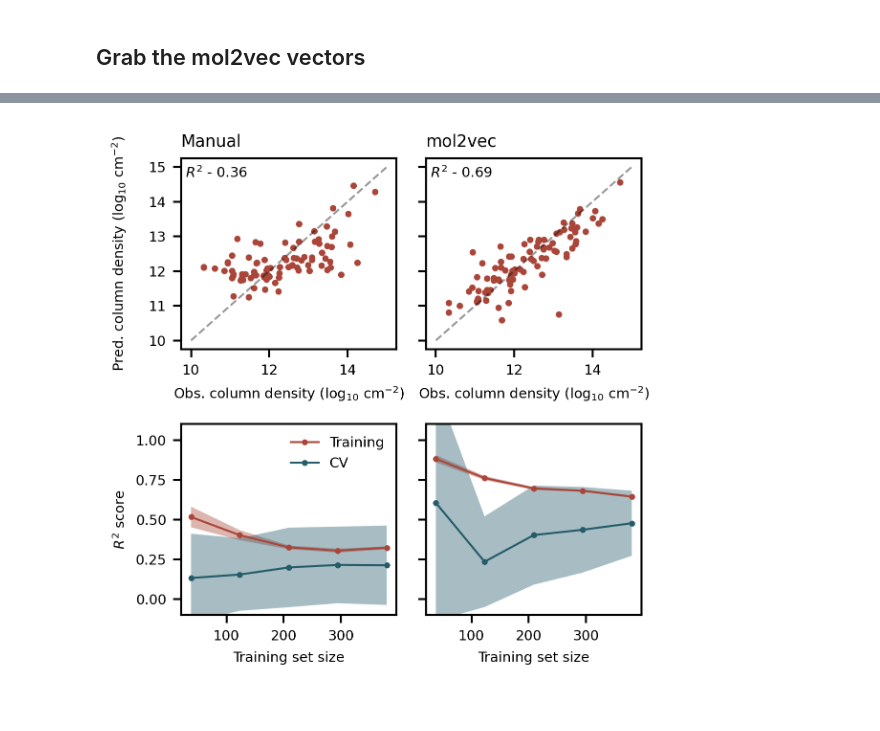
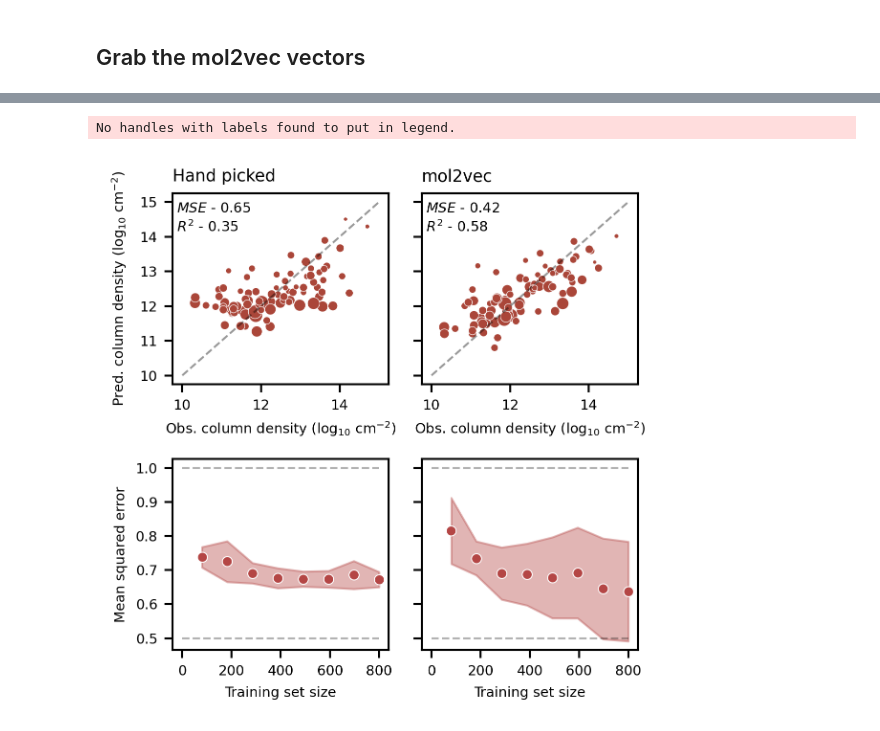
Before and after one commit to laserkelvin/umda, a Jupyter notebook: notebooks/estimator_training/handpicked features.ipynb, the cells around one changed output, grey strips where cells are left out. Saved outputs shown, nothing was run; the diff lists cells and outputs as text; code cells hidden in the pictures.

```diff
--- a/notebooks/estimator_training/handpicked features.ipynb
+++ b/notebooks/estimator_training/handpicked features.ipynb
@@ -29,6 +30,13 @@ def count_atoms(mol, symbol: str) -> int:
 
 def average_bond_order(mol) -> float:
     return np.mean([bond.GetBondTypeAsDouble() for bond in mol.GetBonds()])
+
+
+def calc_mass(formula):
+    weight = 0
+    for atom, number in formula.atoms.items():
+        weight += atom.mass * number
+    return weight
 
 
 def featurize_smiles(smi: str):
@@ -64,35 +96,46 @@ mol_vecs = np.asarray([embedder.vectorize(smi) for smi in tmc1_df["SMILES"]])
 # %%
-boot_mol_X, boot_mol_Y = get_bootstrap_samples((mol_vecs, Y), n_samples=400, seed=1569016)
+# boot_mol_X, boot_mol_Y = get_bootstrap_samples((mol_vecs, Y), n_samples=400, seed=1215677)
 # %%
-boot_hand_X, boot_hand_Y = get_bootstrap_samples((hand_vecs, Y), n_samples=400, seed=1569016)
+# boot_hand_X, boot_hand_Y = get_bootstrap_samples((hand_vecs, Y), n_samples=400, seed=1215677)
+# %%
+# get the molecular weights
+tmc1_df["weights"] = tmc1_df["Formula"].str.replace("+", "").str.replace("-", "").apply(lambda x: calc_mass(pt.formula(x)))
 # %%
 fig, axarray = plt.subplots(2, 2, figsize=(4, 4), sharey='row', sharex="row")
 
-for label, axpair, data in zip(["Manual", "mol2vec"], axarray.T, [(boot_hand_X, boot_hand_Y, hand_vecs), (boot_mol_X, boot_mol_Y, mol_vecs)]):
+colors = ["#b44645", "#3a4e9d",]
+
+train_sizes = np.linspace(0.1, 1., 8)
+
+for label, axpair, data in zip(["Hand picked", "mol2vec"], axarray.T, [(boot_hand_X, boot_hand_Y, hand_vecs, hand_indices), (boot_mol_X, boot_mol_Y, mol_vecs, mol_indices)]):
     perf_ax, lc_ax = axpair
-    model = Ridge(alpha=1e-1)
+    model = Ridge(alpha=5., tol=1e-5)
     result = model.fit(data[0], data[1])
     pred_Y = result.predict(data[2])
+    mse = mean_squared_error(Y, pred_Y)
     r2 = r2_score(Y, pred_Y)
-    perf_ax.scatter(Y, pred_Y, s=5)
+    perf_ax.scatter(Y, pred_Y, s=0.3 * tmc1_df["weights"], lw=0.3, edgecolors="w")
     perf_ax.plot(np.arange(10, 16), np.arange(10, 16), ls="--", color="k", alpha=0.4)
     perf_ax.set_title(label, loc="left")
-    perf_ax.text(0.02, 0.9, f"$R^2$ - {r2:.2f}", fontsize="x-small", transform=perf_ax.transAxes)
+    perf_ax.text(0.02, 0.9, f"$MSE$ - {mse:.2f}", fontsize="x-small", transform=perf_ax.transAxes)
+    perf_ax.text(0.02, 0.8, f"$R^2$ - {r2:.2f}", fontsize="x-small", transform=perf_ax.transAxes)
     # now do the learning curves
-    train_sizes, train_scores, valid_scores = learning_curve(model, data[0], data[1], cv=20, scoring="r2")
-    mean_train, std_train = np.abs(train_scores.mean(axis=1)), train_scores.std(axis=1)
-    mean_val, std_val = np.abs(valid_scores.mean(axis=1)), valid_scores.std(axis=1)
-    for target, (mean, std) in zip(["Training", "CV"], [(mean_train, std_train), (mean_val, std_val)]):
-        lc_ax.plot(train_sizes, mean, marker="o", label=target, markersize=2.)
-        lc_ax.fill_between(train_sizes, mean + std, mean - std, alpha=0.4)
-        lc_ax.set(ylim=[-0.1, 1.1])
-    if label == "Manual":
+    steps, error = training.custom_learning_curve(
+        model, (data[0], data[1], data[-1]), (data[2], Y), train_sizes, cv
+        )
+    mean_val, std_val = np.abs(error.mean(axis=1)), error.std(axis=1)
+    # plot the learning curves up with CV uncertainty
+    lc_ax.plot(steps, mean_val, "o", color=colors[0], mec="w", mew=0.5)
+    lc_ax.fill_between(steps, mean_val+std_val, mean_val-std_val, alpha=0.4, color=colors[0])
+    lc_ax.hlines([0.5, 1.], 0., steps.max(), ls="--", alpha=0.3)
+    if label == "Hand picked":
         perf_ax.set(ylabel="Pred. column density ($\log_{10}$ cm$^{-2}$)")
-        lc_ax.set(ylabel="$R^2$ score")
-        lc_ax.legend(fontsize="x-small", loc=1)
+        lc_ax.set(ylabel="Mean squared error")
+        lc_ax.legend(fontsize="x-small", loc=1, ncol=2)
     perf_ax.set_xlabel("Obs. column density ($\log_{10}$ cm$^{-2}$)", fontsize="x-small")
     lc_ax.set_xlabel("Training set size")
 fig.align_labels()
 fig.savefig("outputs/ridge_handpicked_vs_mol2vec.pdf", dpi=150)
 # %% [output]
+No handles with labels found to put in legend.
-[figure, old version]
+[figure, new version]
```
Also changed, not shown: parts of 13 cells of this notebook, 4 other files.
